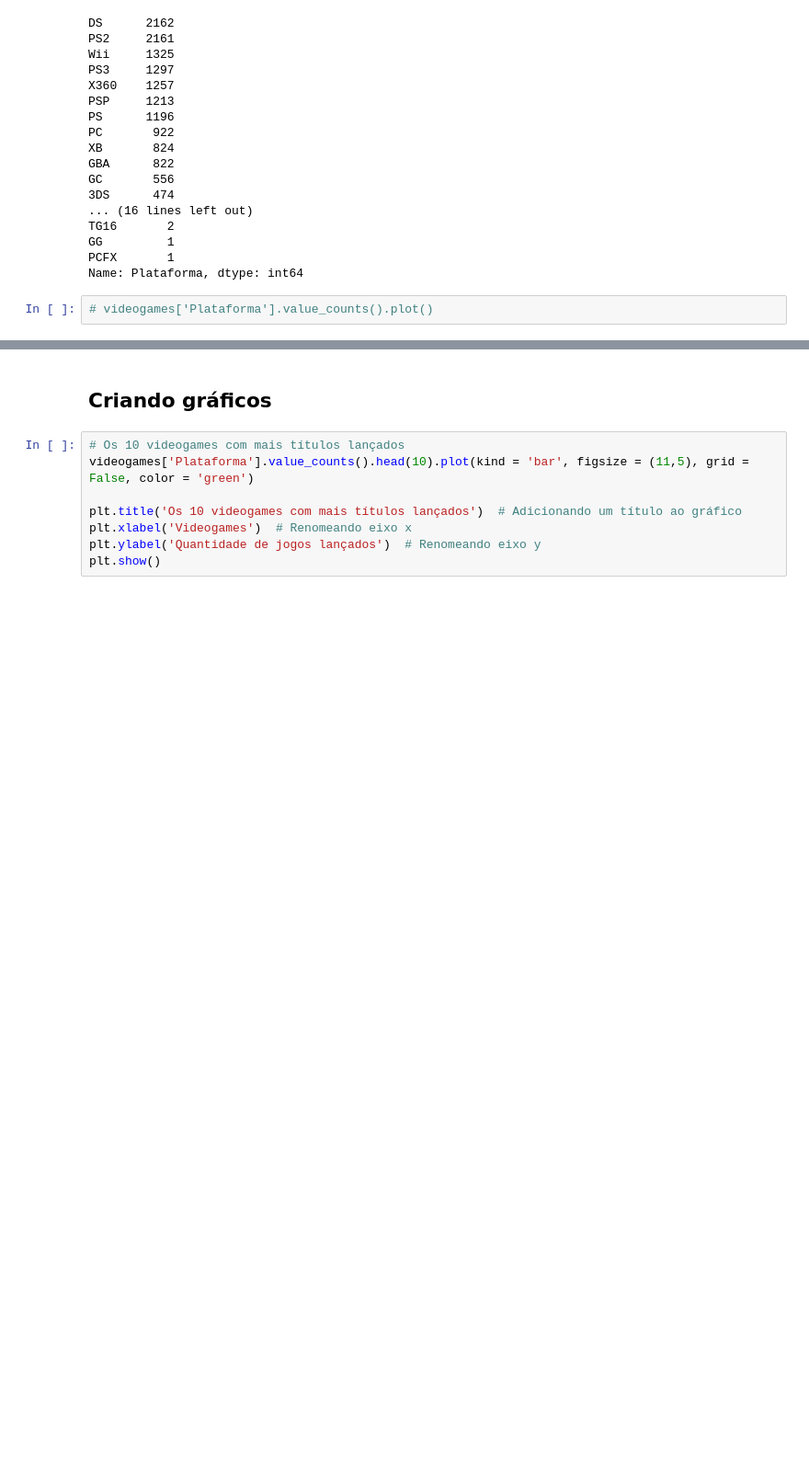
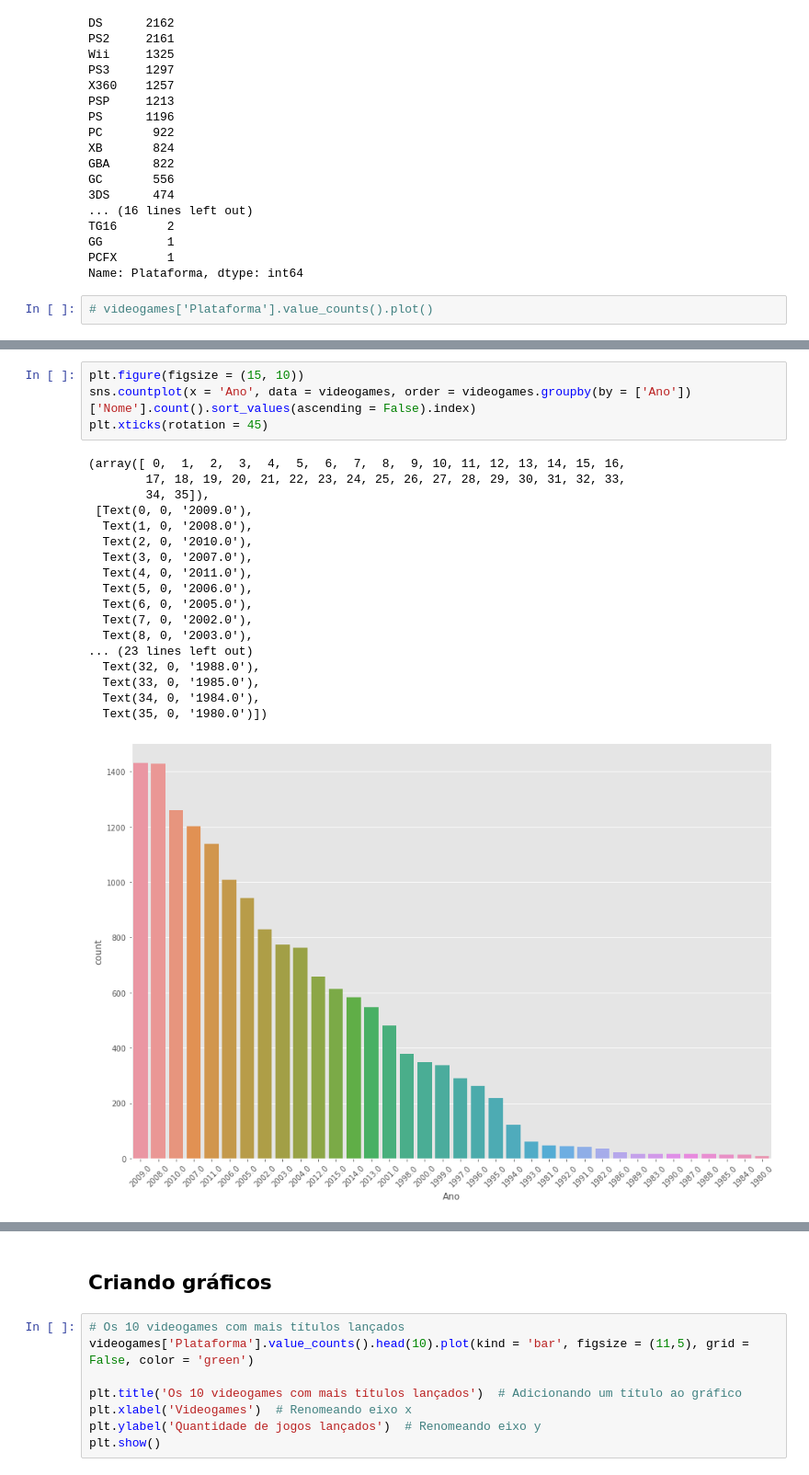
Before and after one commit to elle-rapachi/Vendas-de-Jogos-de-Videogames, a Jupyter notebook: Vendas de Jogos de Videogames.ipynb, the cells around one changed output, grey strips where cells are left out. Shown: that part at 92% size. Drawn from its saved outputs; the diff is of its cells as text; blank space fills up the shorter version.

```diff
--- a/Vendas de Jogos de Videogames.ipynb
+++ b/Vendas de Jogos de Videogames.ipynb
@@ -198,0 +245,23 @@ plt.xticks(rotation = 45)
+# %%
+plt.figure(figsize = (15, 10))
+sns.countplot(x = 'Ano', data = videogames, order = videogames.groupby(by = ['Ano'])['Nome'].count().sort_values(ascending = False).index)
+plt.xticks(rotation = 45)
+# %% [output]
+(array([ 0,  1,  2,  3,  4,  5,  6,  7,  8,  9, 10, 11, 12, 13, 14, 15, 16,
+        17, 18, 19, 20, 21, 22, 23, 24, 25, 26, 27, 28, 29, 30, 31, 32, 33,
+        34, 35]),
+ [Text(0, 0, '2009.0'),
+  Text(1, 0, '2008.0'),
+  Text(2, 0, '2010.0'),
+  Text(3, 0, '2007.0'),
+  Text(4, 0, '2011.0'),
+  Text(5, 0, '2006.0'),
+  Text(6, 0, '2005.0'),
+  Text(7, 0, '2002.0'),
+  Text(8, 0, '2003.0'),
+... (23 lines left out)
+  Text(32, 0, '1988.0'),
+  Text(33, 0, '1985.0'),
+  Text(34, 0, '1984.0'),
+  Text(35, 0, '1980.0')])
+[figure, added]
```
Also changed, not shown: parts of 24 cells of this notebook.
